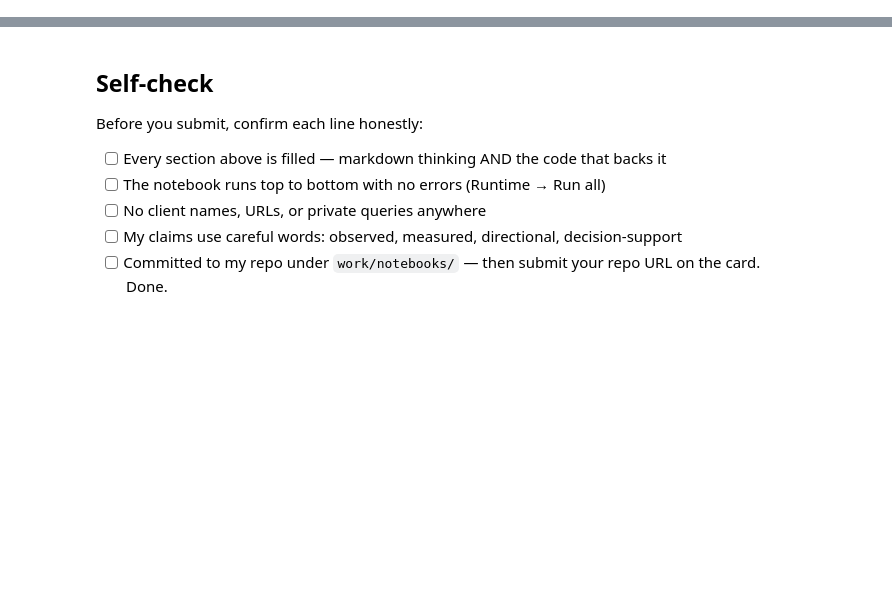
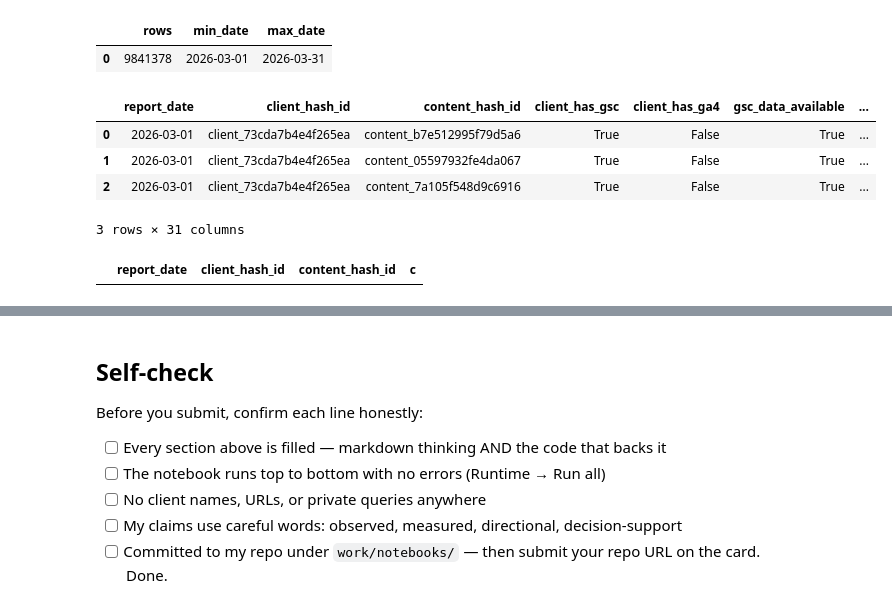
Before and after one commit to ArushRastogi47/10x.ai, a Jupyter notebook: work/notebooks/w03_data_contract.ipynb, the cells around one changed output, grey strips where cells are left out. Drawn from its saved outputs; the diff is of its cells as text; code cells hidden in the pictures; blank space fills up the shorter version.

```diff
--- a/work/notebooks/w03_data_contract.ipynb
+++ b/work/notebooks/w03_data_contract.ipynb
@@ -12,0 +95,32 @@ This skeleton is yours to fill. Work the sections **in order** — each one has
+# %%
+con.sql(f"""
+SELECT
+  COUNT(*) AS rows,
+  MIN(report_date) AS min_date,
+  MAX(report_date) AS max_date
+FROM read_parquet('{rel}/fact_content_daily_performance/month=2026-03/data_0.parquet')
+""").df()
+# %% [output]
+|  | rows | min_date | max_date |
+| 0 | 9841378 | 2026-03-01 | 2026-03-31 |
+# %%
+con.sql(f"""
+SELECT * FROM read_parquet('{rel}/fact_content_daily_performance/month=2026-03/data_0.parquet') LIMIT 3
+""").df()
+# %% [output]
+|  | report_date | client_hash_id | content_hash_id | client_has_gsc | client_has_ga4 | gsc_data_available | ... |
+| 0 | 2026-03-01 | client_73cda7b4e4f265ea | content_b7e512995f79d5a6 | True | False | True | ... |
+| 1 | 2026-03-01 | client_73cda7b4e4f265ea | content_05597932fe4da067 | True | False | True | ... |
+| 2 | 2026-03-01 | client_73cda7b4e4f265ea | content_7a105f548d9c6916 | True | False | True | ... |
+3 rows × 31 columns
+# %%
+# Grain probe on the iteration month: expect 0 rows back
+con.sql(f"""
+SELECT report_date, client_hash_id, content_hash_id, COUNT(*) AS c
+FROM read_parquet('{rel}/fact_content_daily_performance/month=2026-03/data_0.parquet')
+GROUP BY 1, 2, 3
+HAVING c > 1
+LIMIT 5
+""").df()
+# %% [output]
+|  | report_date | client_hash_id | content_hash_id | c |
```
Also changed, not shown: parts of 22 cells of this notebook.
